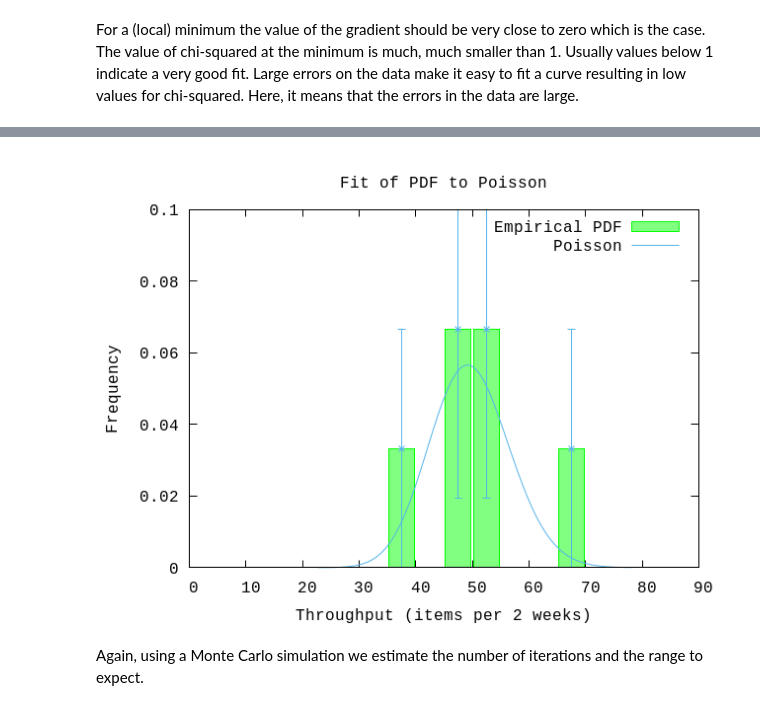
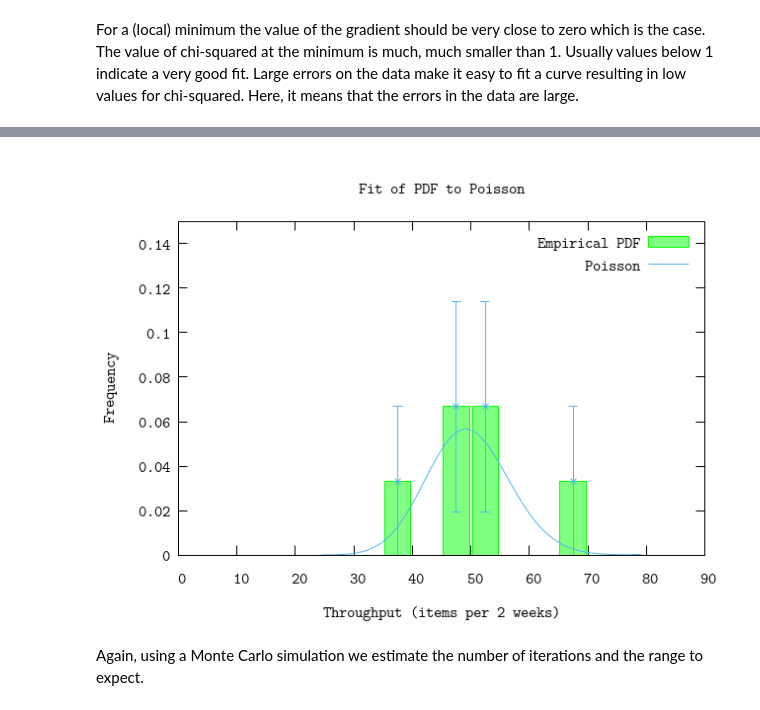
Before and after one commit to piisgaaf/chi2fit, a Jupyter notebook: notebooks/Forecasting-non-equilibrium.ipynb, the cells around one changed output, grey strips where cells are left out. Drawn from its saved outputs; the diff is of its cells as text; code cells hidden in the pictures.

```diff
--- a/notebooks/Forecasting-non-equilibrium.ipynb
+++ b/notebooks/Forecasting-non-equilibrium.ipynb
@@ -269,17 +269,17 @@ P.ecdf(hdata,
 # %%
 rate = hd(parameters)
 pdf = fn x -> :math.exp(x*:math.log(rate*period)-rate*period-Math.lgamma(x+1.0)) end
 P.pdf(data,
     plottitle: "Fit of PDF to Poisson",
     xlabel: "Throughput (items per 2 weeks)",
     ylabel: "Frequency",
-    yrange: '[0:0.10]',
+    yrange: '[0:0.15]',
     pdf: pdf,
     title: "Poisson",
     bin: binsize)
 :"this is an inline image"
 # %% [output]
-[figure, old version]
+[figure, new version]
 # %% [markdown]
 Again, using a Monte Carlo simulation we estimate the number of iterations and the range to expect.
 # %%
```
Also changed, not shown: parts of 12 cells of this notebook, 1 other file.
